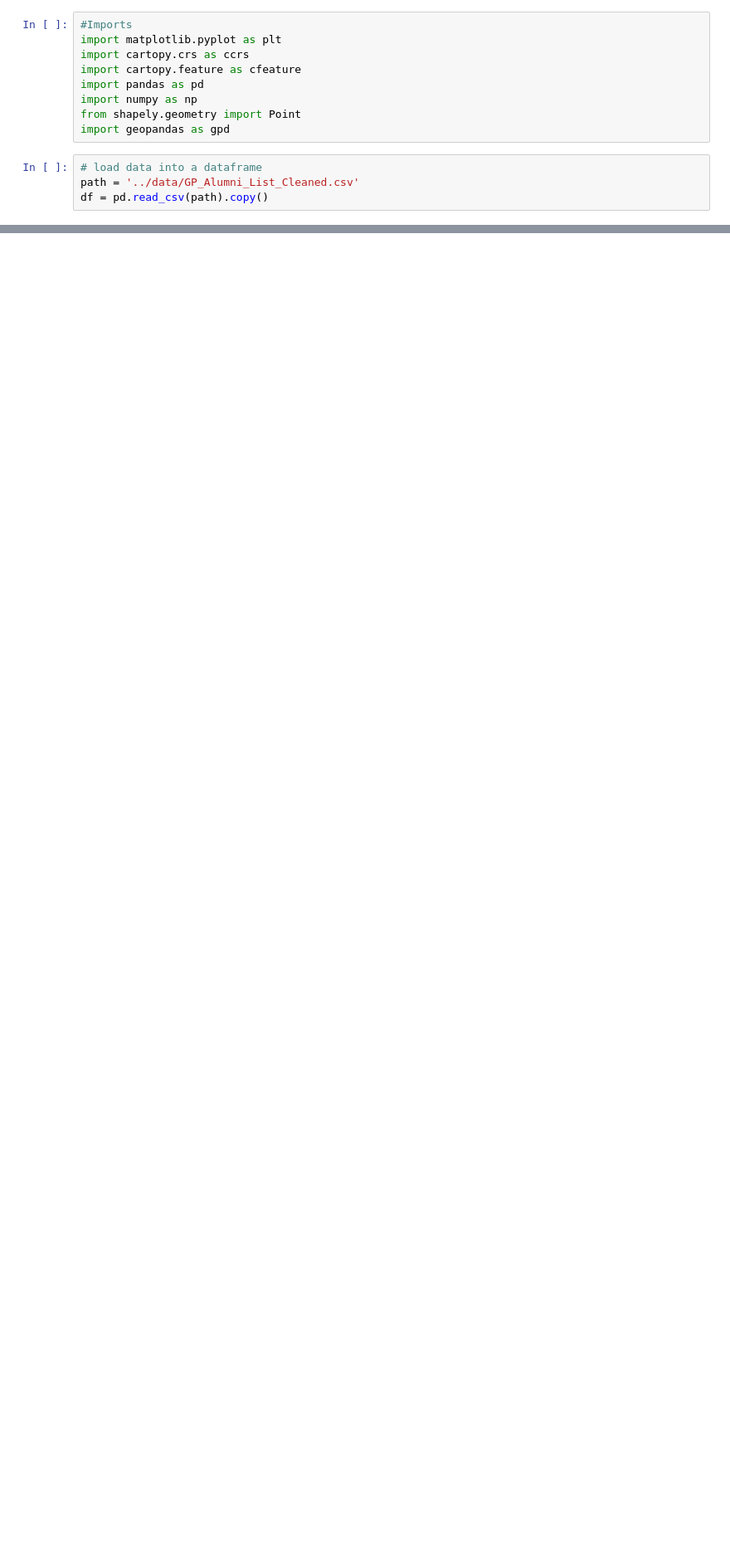
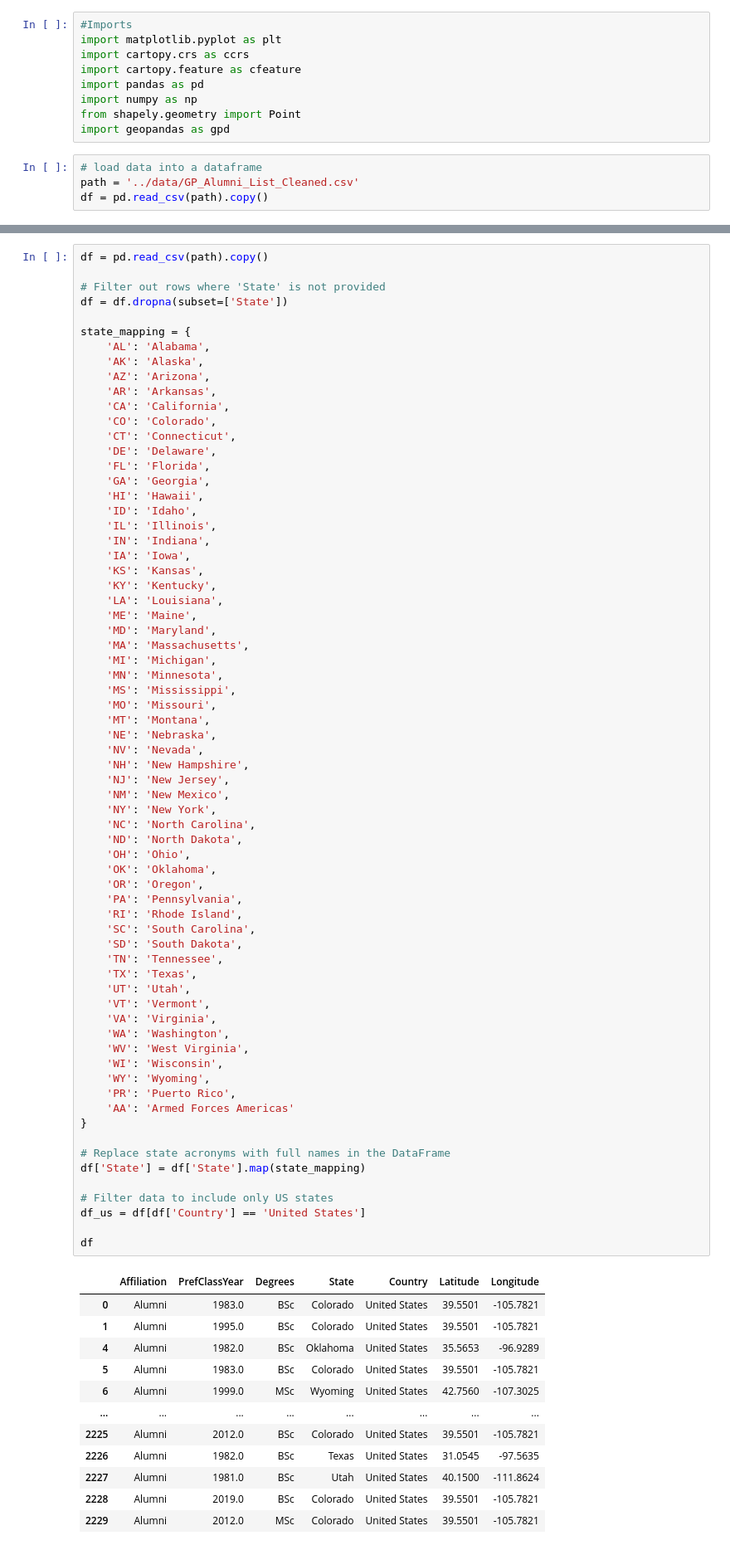
Before and after one commit to GPGN-268/SP2024-FP04-alumni-map, a Jupyter notebook: notebooks/dev.ipynb, the cells around one changed output, grey strips where cells are left out. Shown at 83% size. Saved outputs shown, nothing was run; the diff lists cells and outputs as text; blank space fills up the shorter version.

```diff
--- a/notebooks/dev.ipynb
+++ b/notebooks/dev.ipynb
@@ -40,0 +72,81 @@ ModuleNotFoundError: No module named 'plotly'
+# %%
+df = pd.read_csv(path).copy()
+
+# Filter out rows where 'State' is not provided
+df = df.dropna(subset=['State'])
+
+state_mapping = {
+    'AL': 'Alabama',
+    'AK': 'Alaska',
+    'AZ': 'Arizona',
+    'AR': 'Arkansas',
+    'CA': 'California',
+    'CO': 'Colorado',
+    'CT': 'Connecticut',
+    'DE': 'Delaware',
+    'FL': 'Florida',
+    'GA': 'Georgia',
+    'HI': 'Hawaii',
+    'ID': 'Idaho',
+    'IL': 'Illinois',
+    'IN': 'Indiana',
+    'IA': 'Iowa',
+    'KS': 'Kansas',
+    'KY': 'Kentucky',
+    'LA': 'Louisiana',
+    'ME': 'Maine',
+    'MD': 'Maryland',
+    'MA': 'Massachusetts',
+    'MI': 'Michigan',
+    'MN': 'Minnesota',
+    'MS': 'Mississippi',
+    'MO': 'Missouri',
+    'MT': 'Montana',
+    'NE': 'Nebraska',
+    'NV': 'Nevada',
+    'NH': 'New Hampshire',
+    'NJ': 'New Jersey',
+    'NM': 'New Mexico',
+    'NY': 'New York',
+    'NC': 'North Carolina',
+    'ND': 'North Dakota',
+    'OH': 'Ohio',
+    'OK': 'Oklahoma',
+    'OR': 'Oregon',
+    'PA': 'Pennsylvania',
+    'RI': 'Rhode Island',
+    'SC': 'South Carolina',
+    'SD': 'South Dakota',
+    'TN': 'Tennessee',
+    'TX': 'Texas',
+    'UT': 'Utah',
+    'VT': 'Vermont',
+    'VA': 'Virginia',
+    'WA': 'Washington',
+    'WV': 'West Virginia',
+    'WI': 'Wisconsin',
+    'WY': 'Wyoming',
+    'PR': 'Puerto Rico',
+    'AA': 'Armed Forces Americas'
+}
+
+# Replace state acronyms with full names in the DataFrame
+df['State'] = df['State'].map(state_mapping)
+
+# Filter data to include only US states
+df_us = df[df['Country'] == 'United States']
+
+df
+# %% [output]
+|  | Affiliation | PrefClassYear | Degrees | State | Country | Latitude | Longitude |
+| 0 | Alumni | 1983.0 | BSc | Colorado | United States | 39.5501 | -105.7821 |
+| 1 | Alumni | 1995.0 | BSc | Colorado | United States | 39.5501 | -105.7821 |
+| 4 | Alumni | 1982.0 | BSc | Oklahoma | United States | 35.5653 | -96.9289 |
+| 5 | Alumni | 1983.0 | BSc | Colorado | United States | 39.5501 | -105.7821 |
+| 6 | Alumni | 1999.0 | MSc | Wyoming | United States | 42.7560 | -107.3025 |
+| ... | ... | ... | ... | ... | ... | ... | ... |
+| 2225 | Alumni | 2012.0 | BSc | Colorado | United States | 39.5501 | -105.7821 |
+| 2226 | Alumni | 1982.0 | BSc | Texas | United States | 31.0545 | -97.5635 |
+| 2227 | Alumni | 1981.0 | BSc | Utah | United States | 40.1500 | -111.8624 |
+| 2228 | Alumni | 2019.0 | BSc | Colorado | United States | 39.5501 | -105.7821 |
+| 2229 | Alumni | 2012.0 | MSc | Colorado | United States | 39.5501 | -105.7821 |
```
Also changed, not shown: parts of 5 cells of this notebook, 6 other files.
